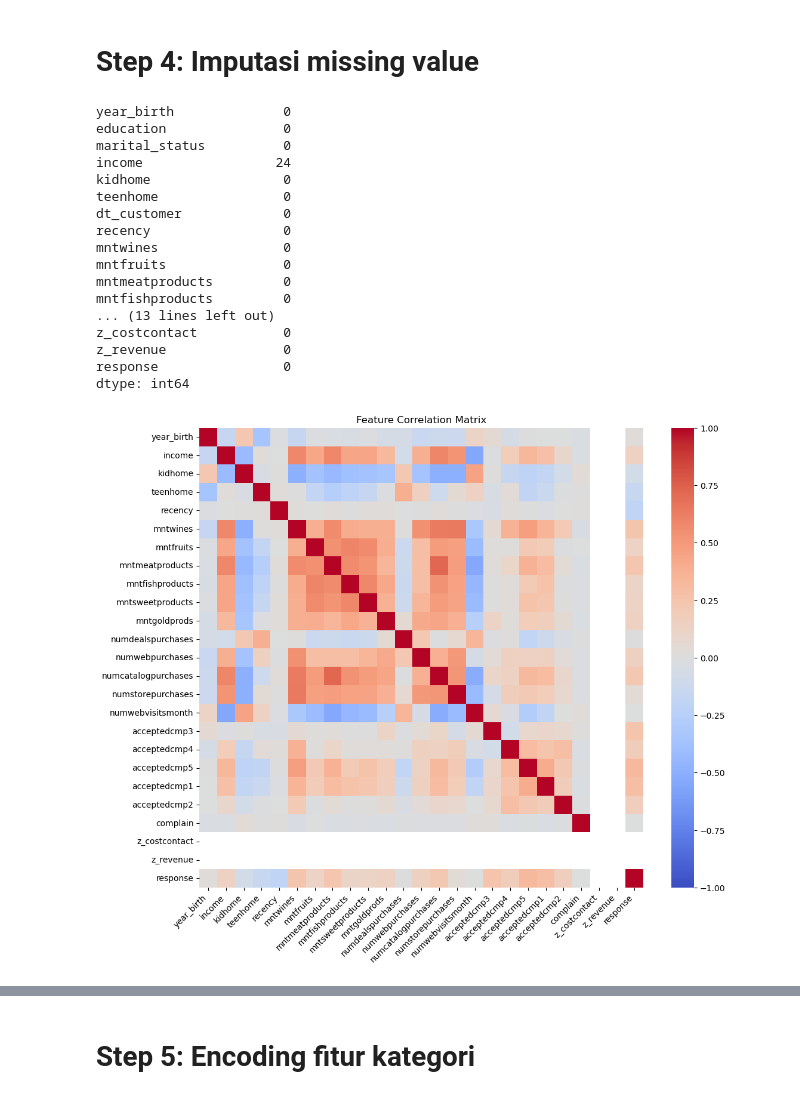
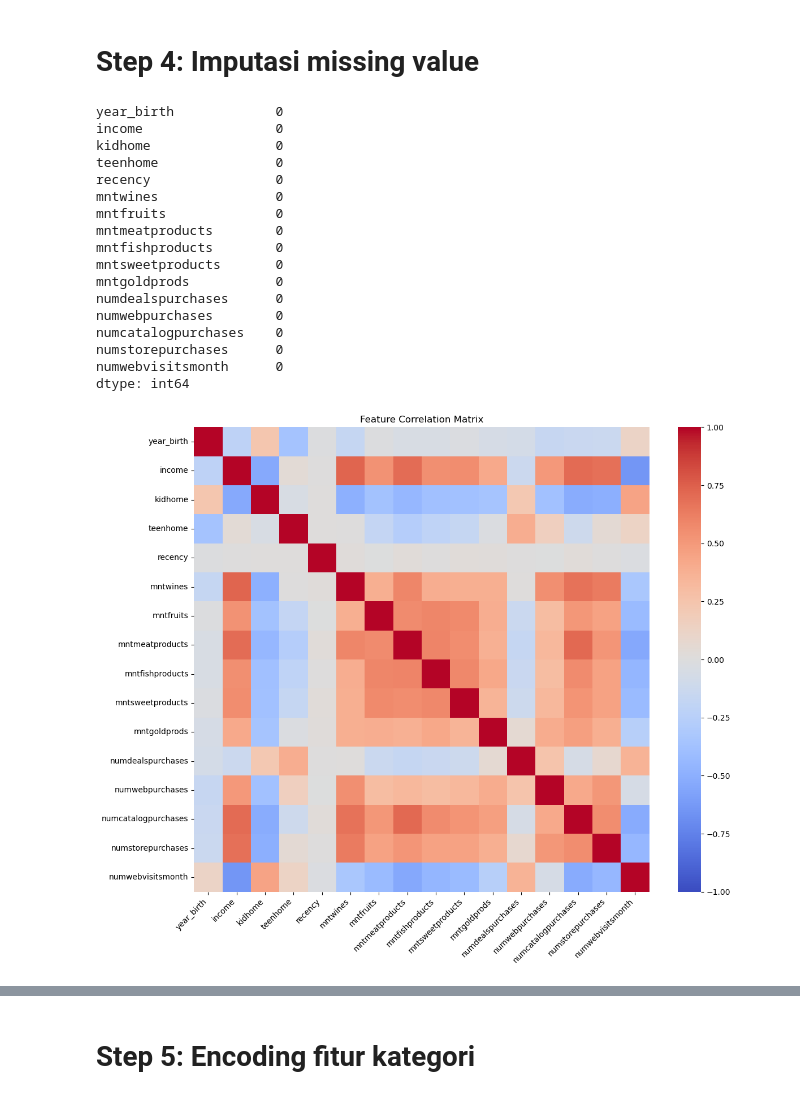
Before and after one commit to Yan-ac1/tugas, a Jupyter notebook: Tugas3_marselinus_yansen.ipynb, the cells around one changed output, grey strips where cells are left out. Saved outputs shown, nothing was run; the diff lists cells and outputs as text; code cells hidden in the pictures.

```diff
--- a/Tugas3_marselinus_yansen.ipynb
+++ b/Tugas3_marselinus_yansen.ipynb
@@ -102,12 +124,11 @@ response [0 1]
 colKategori = []
 colNumeric = []
 
-for col in df1.select_dtypes(include=["object"]).columns:
+for col in df1.select_dtypes(include=["object","datetime"]).columns:
     colKategori.append(col)
 
 for col in df1.select_dtypes(include=["number"]).columns:
     if col in ["z_costcontact" , "z_revenue"]:
-        colNumeric.append(col)
         continue
     unique_vals = sorted(df1[col].dropna().drop_duplicates().unique())
 
@@ -121,7 +142,7 @@ for col in df1.select_dtypes(include=["number"]).columns:
             colNumeric.append(col)
     else :
         colKategori.append(col)
-print(colNumeric)
-print(colKategori)
+print(f"Numeric : {colNumeric}")
+print(f"Kategory : {colKategori}")
 df1.info()
 # %% [output]
@@ -145,43 +166,51 @@ memory usage: 507.5+ KB
 # %% [markdown]
 # Step 4: Imputasi missing value
 # %%
-dffilna = df1.copy()
-print(dffilna.isna().sum())
-corrMatrix = dffilna.select_dtypes(include=["number"]).corr()
+dfNumeric = df1[colNumeric].copy()
+print(dfNumeric.isna().sum())
+corrMatrix = dfNumeric.corr()
 plt.figure(figsize=(12, 10))
 sns.heatmap(corrMatrix, annot=False, cmap="coolwarm", vmin=-1, vmax=1)
 plt.title("Feature Correlation Matrix")
 plt.xticks(rotation=45,ha="right")
+plt.tight_layout()
 plt.show()
-targetScore = 0.2
-income_corr = corrMatrix["income"]
-filtered_income_corr = income_corr[(income_corr > targetScore) & (income_corr < 1.0)]
-income_corr = list(filtered_income_corr.sort_values(ascending=False).index)
 
-print(income_corr)
-group_means = dffilna.groupby(income_corr)[
+targetScore = 0.3
+incomeCorr = corrMatrix["income"]
+filteredIncomeCorr = incomeCorr[(incomeCorr > targetScore) & (incomeCorr < 1.0)]
+incomeCorrList = list(filteredIncomeCorr.sort_values(ascending=False).index)
+originalIncomeMean = dfNumeric["income"].mean()
+
+print(incomeCorrList)
+
+group_means = dfNumeric.groupby(incomeCorrList)[
     "income"
 ].transform("mean")
-dffilna["income"] = dffilna["income"].fillna(group_means)
-dffilna["income"] = dffilna["income"].fillna(dffilna["income"].mean())
 
-print(dffilna.isna().sum())
+print(f"group mean {group_means}")
+
+dfNumeric["income"] = dfNumeric["income"].fillna(group_means)
+dfNumeric["income"] = dfNumeric["income"].fillna(originalIncomeMean)
+
+print(dfNumeric.isna().sum())
+dfNumeric.describe()
 # %% [output]
-year_birth              0
-education               0
-marital_status          0
-income                 24
-kidhome                 0
-teenhome                0
-dt_customer             0
-recency                 0
-mntwines                0
-mntfruits               0
-mntmeatproducts         0
-mntfishproducts         0
-... (13 lines left out)
-z_costcontact           0
-z_revenue               0
-response                0
+year_birth             0
+income                 0
+kidhome                0
+teenhome               0
+recency                0
+mntwines               0
+mntfruits              0
+mntmeatproducts        0
+mntfishproducts        0
+mntsweetproducts       0
+mntgoldprods           0
+numdealspurchases      0
+numwebpurchases        0
+numcatalogpurchases    0
+numstorepurchases      0
+numwebvisitsmonth      0
 dtype: int64
-[figure, old version]
+[figure, new version]
```
Also changed, not shown: parts of 11 cells of this notebook.
